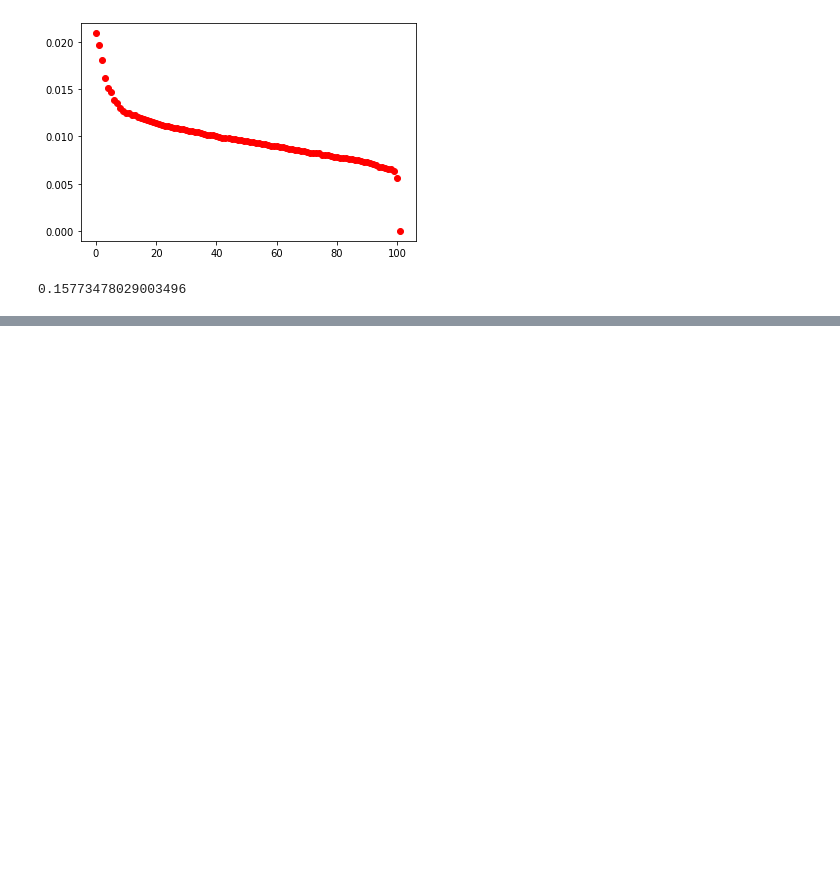
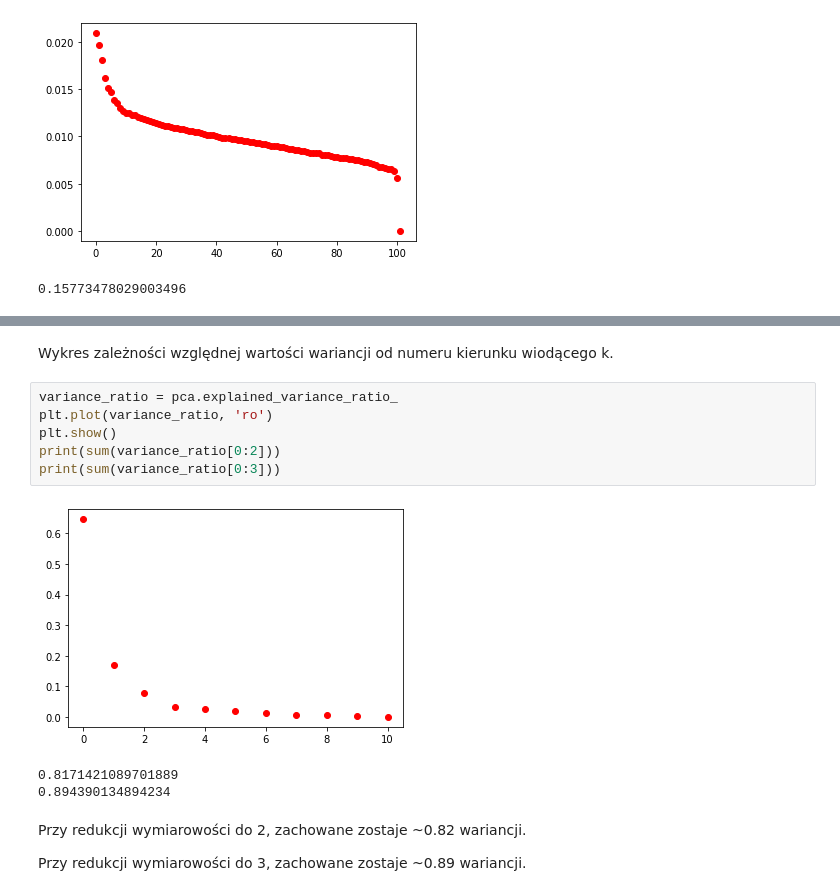
Before and after one commit to PKopel/data-exploration, a Jupyter notebook: pca_ed.ipynb, the cells around one changed output, grey strips where cells are left out. Drawn from its saved outputs; the diff is of its cells as text; blank space fills up the shorter version.

```diff
--- a/pca_ed.ipynb
+++ b/pca_ed.ipynb
@@ -142,0 +208,16 @@ print(sum(variance_ratio[0:10]))
+# %% [markdown]
+Wykres zależności względnej wartości wariancji od numeru kierunku wiodącego k.
+# %%
+variance_ratio = pca.explained_variance_ratio_
+plt.plot(variance_ratio, 'ro')
+plt.show()
+print(sum(variance_ratio[0:2]))
+print(sum(variance_ratio[0:3]))
+# %% [output]
+[figure, added]
+0.8171421089701889
+0.894390134894234
+# %% [markdown]
+Przy redukcji wymiarowości do 2, zachowane zostaje ~0.82 wariancji.
+
+Przy redukcji wymiarowości do 3, zachowane zostaje ~0.89 wariancji.
```
Also changed, not shown: parts of 26 cells of this notebook.
